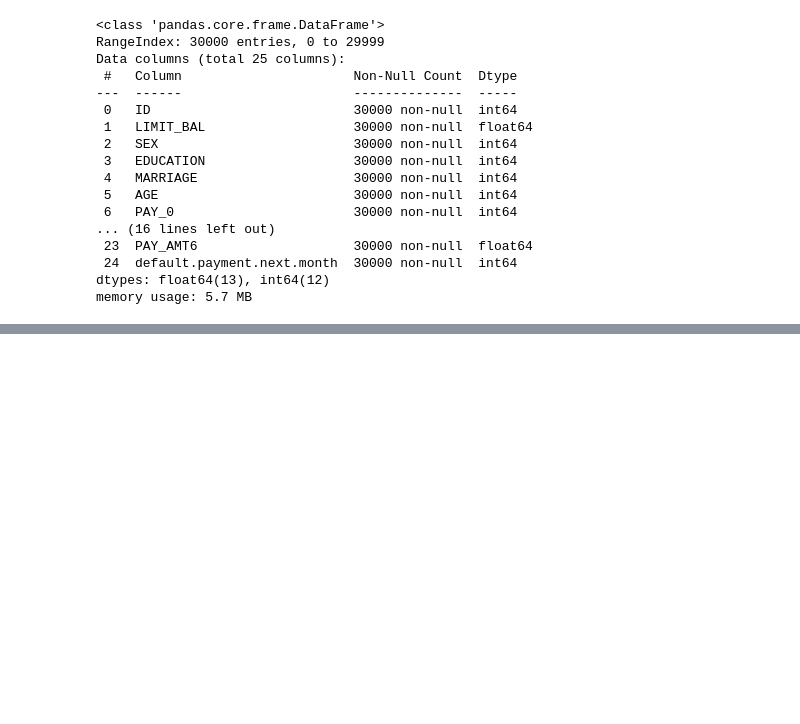
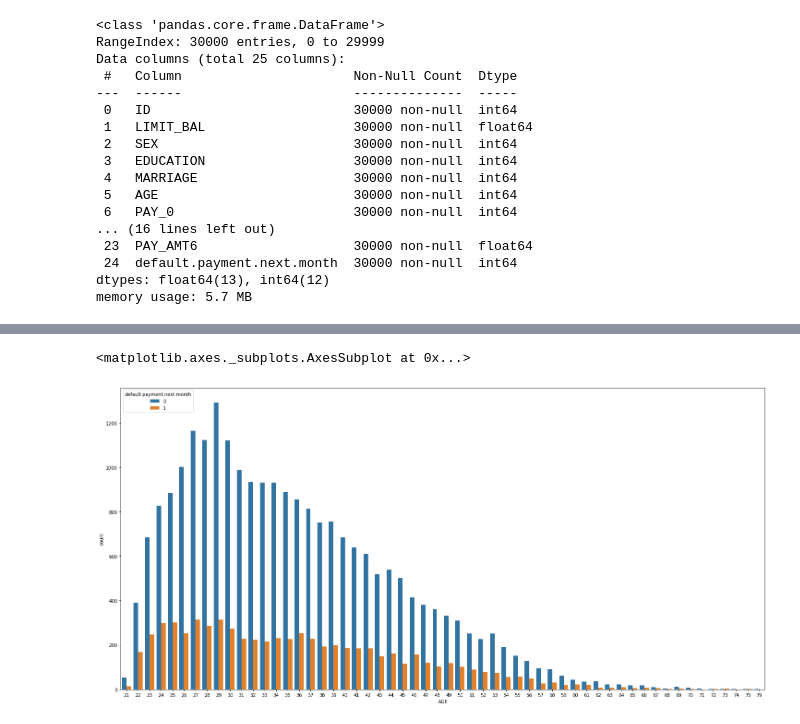
Before and after one commit to kshitijmalvankar/FinanceAI, a Jupyter notebook: FinanceAI.ipynb, the cells around one changed output, grey strips where cells are left out. Cells and saved outputs as stored; diff of their text form; code cells hidden in the pictures; blank space fills up the shorter version.

```diff
--- a/FinanceAI.ipynb
+++ b/FinanceAI.ipynb
@@ -61,0 +143,6 @@ creditcard_df.describe()
+# %%
+plt.figure(figsize=[25, 12])
+sns.countplot(x = 'AGE', hue = 'default.payment.next.month', data = creditcard_df)
+# %% [output]
+<matplotlib.axes._subplots.AxesSubplot at 0x...>
+[figure, added]
```
Also changed, not shown: parts of 15 cells of this notebook.
